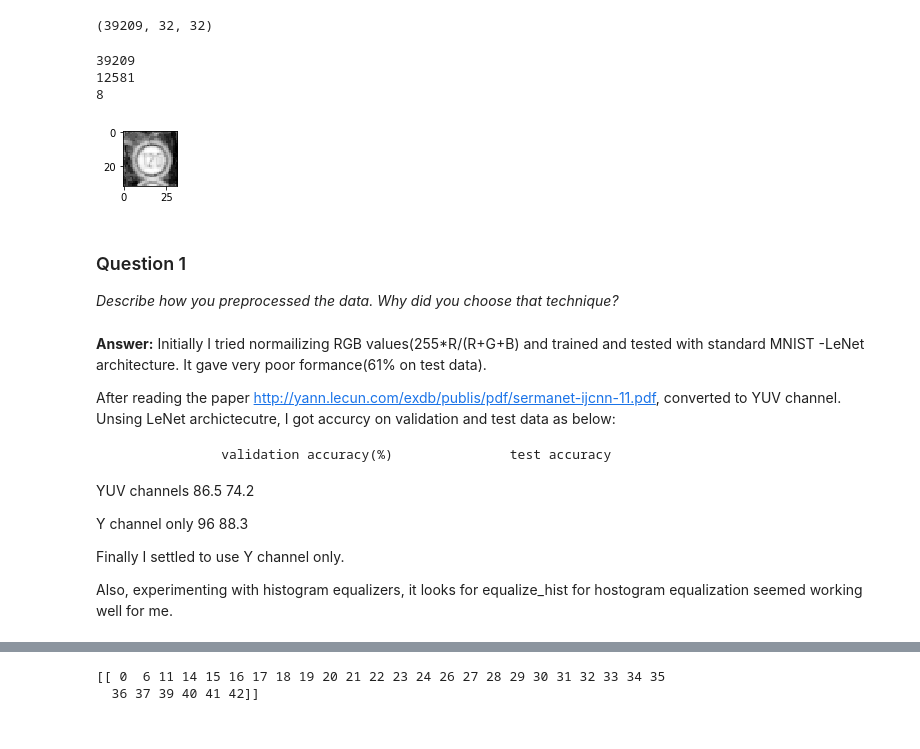
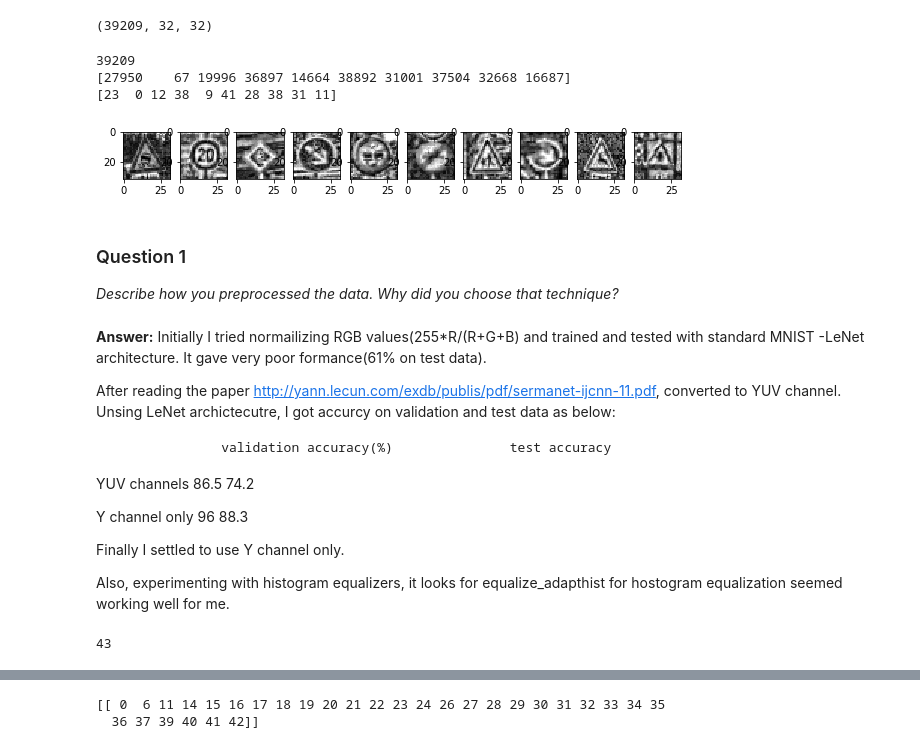
Before and after one commit to jpunuru/Traffic-Sign-Classifier, a Jupyter notebook: Traffic_Sign_Classifier_sol.ipynb, the cells around one changed output, grey strips where cells are left out. Saved outputs shown, nothing was run; the diff lists cells and outputs as text; code cells hidden in the pictures.

Commit message:
improved results
Better results with better description and visualizations

```diff
--- a/Traffic_Sign_Classifier_sol.ipynb
+++ b/Traffic_Sign_Classifier_sol.ipynb
@@ -111,9 +111,9 @@ from skimage import exposure
 X_train = 0.299*X_train[:,:,:,0]+0.587*X_train[:,:,:,1]+0.114*X_train[:,:,:,2]
 X_train = (X_train/255.).astype(np.float32)  #scale between 0 and 1
 
+
 for i in range(X_train.shape[0]):
-    X_train[i] = exposure.equalize_hist(X_train[i])
-
+    X_train[i] = exposure.equalize_adapthist(X_train[i])
 
 print(X_train.shape)
 X_train = X_train.reshape(X_train.shape+(1,))
@@ -124,27 +124,33 @@ X_test = 0.299*X_test[:,:,:,0]+0.587*X_test[:,:,:,1]+0.114*X_test[:,:,:,2]
 X_test = (X_test/255.).astype(np.float32)
 
 for i in range(X_test.shape[0]):
-    X_test[i] = exposure.equalize_hist(X_test[i])
+    X_test[i] = exposure.equalize_adapthist(X_test[i])
 
 
 X_test = X_test.reshape(X_test.shape+(1,))
 # %% [output]
 (39209, 32, 32)
 # %%
-import random
+import numpy as np
+
 print(len(X_train))
-index = random.randint(0, len(X_train))
+index = np.random.randint(0, len(X_train), 10)
 print(index)
-image = X_train[index].squeeze()
+images = X_train[index]
 
-plt.figure(figsize=(1,1))
-plt.imshow(image, cmap= plt.get_cmap('gray'))
+fig = plt.figure(figsize=(10,10))
+for i in range(len(index)):
+    b= fig.add_subplot(1,len(index),i+1)
+    plt.imshow(images[i].squeeze(), cmap= plt.get_cmap('gray'))
+
+#plt.figure(figsize=(1,1))
+#plt.imshow(image, cmap= plt.get_cmap('gray'))
 print(y_train[index])
 # %% [output]
 39209
-12581
-8
+[27950    67 19996 36897 14664 38892 31001 37504 32668 16687]
+[23  0 12 38  9 41 28 38 31 11]
-[figure, old version]
+[figure, new version]
 # %% [markdown]
 ### Question 1
 
@@ -163,7 +169,17 @@ Y channel only         96                               88.3
 
 Finally I settled to use Y channel only.
 
-Also, experimenting with histogram equalizers, it looks for equalize_hist for hostogram equalization seemed working well for me.
+Also, experimenting with histogram equalizers, it looks for equalize_adapthist for hostogram equalization seemed working well for me.
+# %%
+class_names = []
+with open('signnames.csv', mode='r') as inp:
+    lines = inp.readlines()
+    for ln in lines[1:]:
+        _, sign_name = ln.strip().split(',')
+        class_names.append(sign_name)
+print(len(class_names))
+# %% [output]
+43
 # %%
 #Generate number of examples per class
 import numpy as np
```
Also changed, not shown: parts of 28 cells of this notebook, 1 other file.
